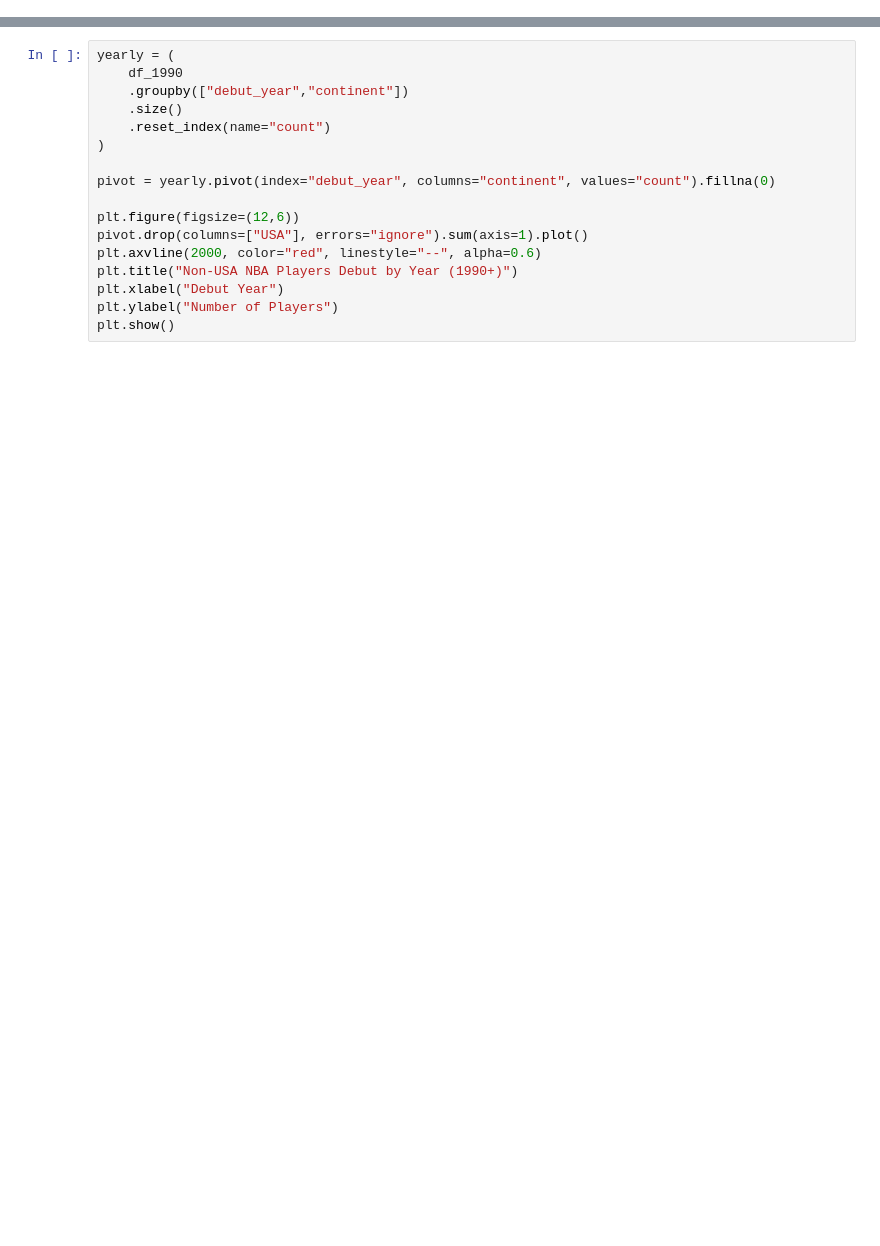
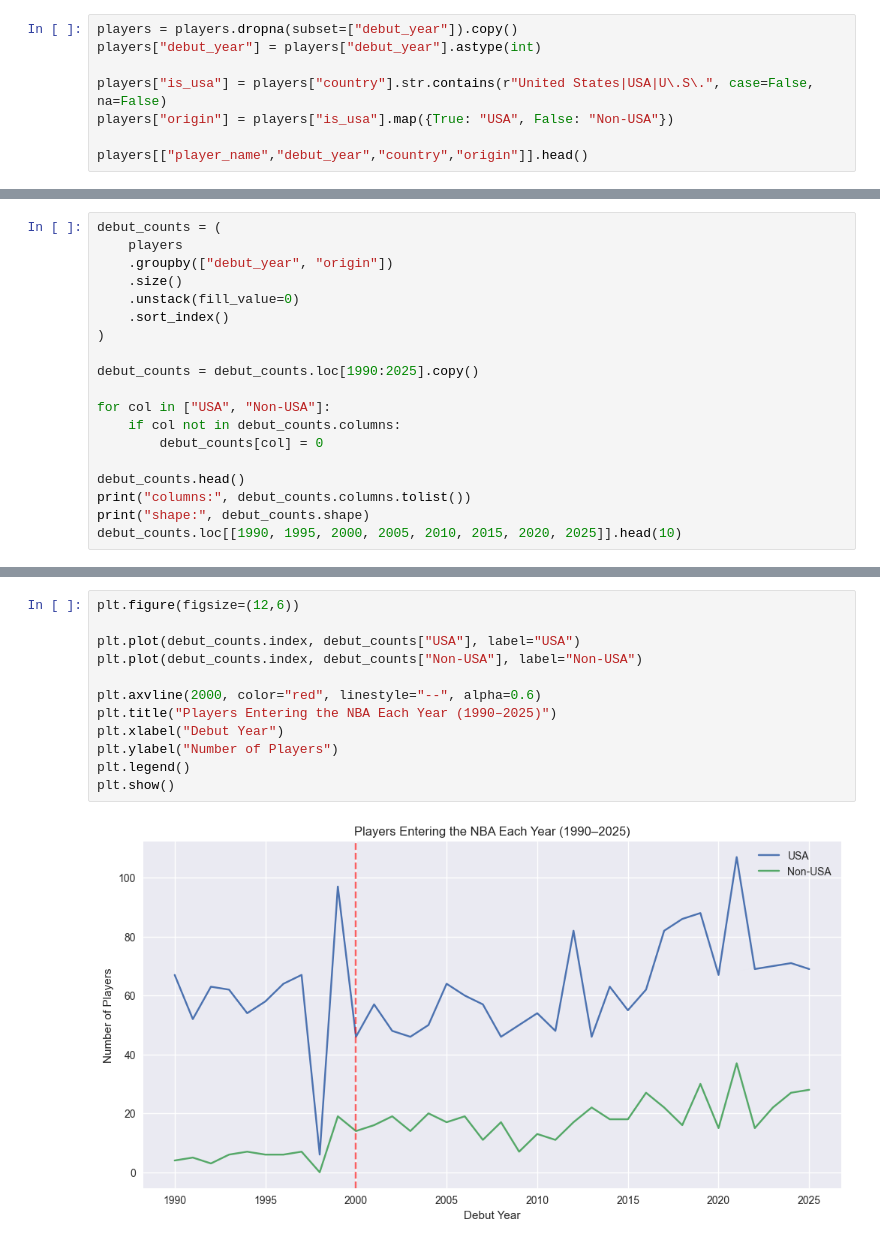
Before and after one commit to hkngdkl/nba-globalization, a Jupyter notebook: notebooks/01_nba_globalization_story.ipynb, the cells around one changed output, grey strips where cells are left out. Drawn from its saved outputs; the diff is of its cells as text; blank space fills up the shorter version.

```diff
--- a/notebooks/01_nba_globalization_story.ipynb
+++ b/notebooks/01_nba_globalization_story.ipynb
@@ -52,0 +10,8 @@ df_1990 = df[df["debut_year"] >= 1990].copy()
+# %%
+players = players.dropna(subset=["debut_year"]).copy()
+players["debut_year"] = players["debut_year"].astype(int)
+
+players["is_usa"] = players["country"].str.contains(r"United States|USA|U\.S\.", case=False, na=False)
+players["origin"] = players["is_usa"].map({True: "USA", False: "Non-USA"})
+
+players[["player_name","debut_year","country","origin"]].head()
@@ -52,0 +25,19 @@ df_1990 = df[df["debut_year"] >= 1990].copy()
+# %%
+debut_counts = (
+    players
+    .groupby(["debut_year", "origin"])
+    .size()
+    .unstack(fill_value=0)
+    .sort_index()
+)
+
+debut_counts = debut_counts.loc[1990:2025].copy()
+
+for col in ["USA", "Non-USA"]:
+    if col not in debut_counts.columns:
+        debut_counts[col] = 0
+
+debut_counts.head()
+print("columns:", debut_counts.columns.tolist())
+print("shape:", debut_counts.shape)
+debut_counts.loc[[1990, 1995, 2000, 2005, 2010, 2015, 2020, 2025]].head(10)
@@ -53,17 +57,14 @@ df_1990 = df[df["debut_year"] >= 1990].copy()
 # %%
-yearly = (
-    df_1990
-    .groupby(["debut_year","continent"])
-    .size()
-    .reset_index(name="count")
-)
+plt.figure(figsize=(12,6))
 
-pivot = yearly.pivot(index="debut_year", columns="continent", values="count").fillna(0)
+plt.plot(debut_counts.index, debut_counts["USA"], label="USA")
+plt.plot(debut_counts.index, debut_counts["Non-USA"], label="Non-USA")
 
-plt.figure(figsize=(12,6))
-pivot.drop(columns=["USA"], errors="ignore").sum(axis=1).plot()
 plt.axvline(2000, color="red", linestyle="--", alpha=0.6)
-plt.title("Non-USA NBA Players Debut by Year (1990+)")
+plt.title("Players Entering the NBA Each Year (1990–2025)")
 plt.xlabel("Debut Year")
 plt.ylabel("Number of Players")
+plt.legend()
 plt.show()
+# %% [output]
+[figure, added]
```
Also changed, not shown: parts of 10 cells of this notebook.
